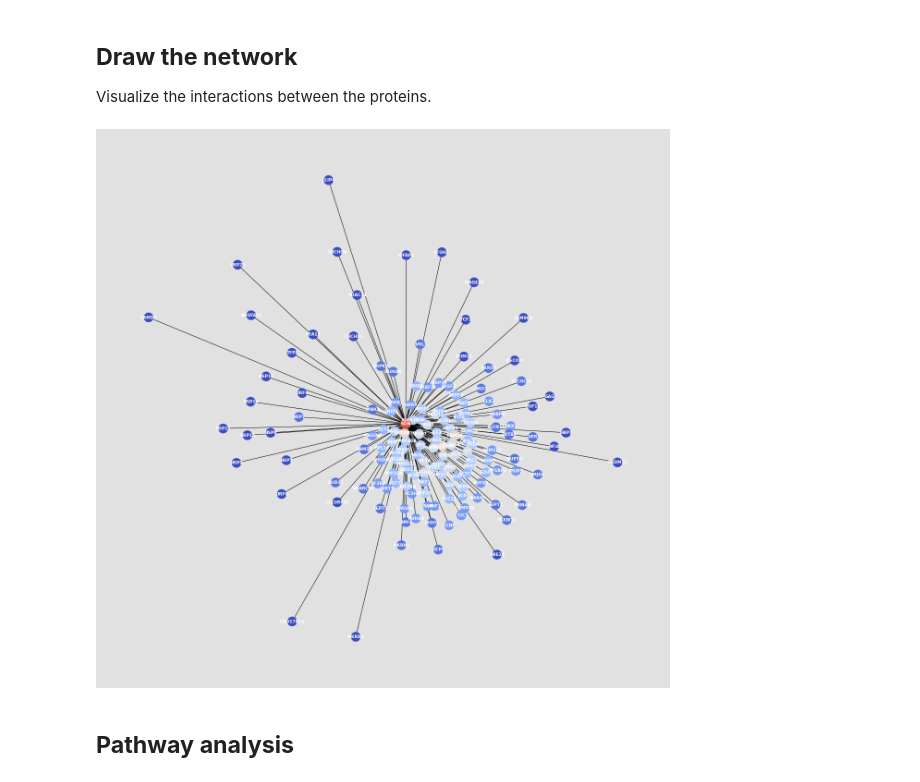
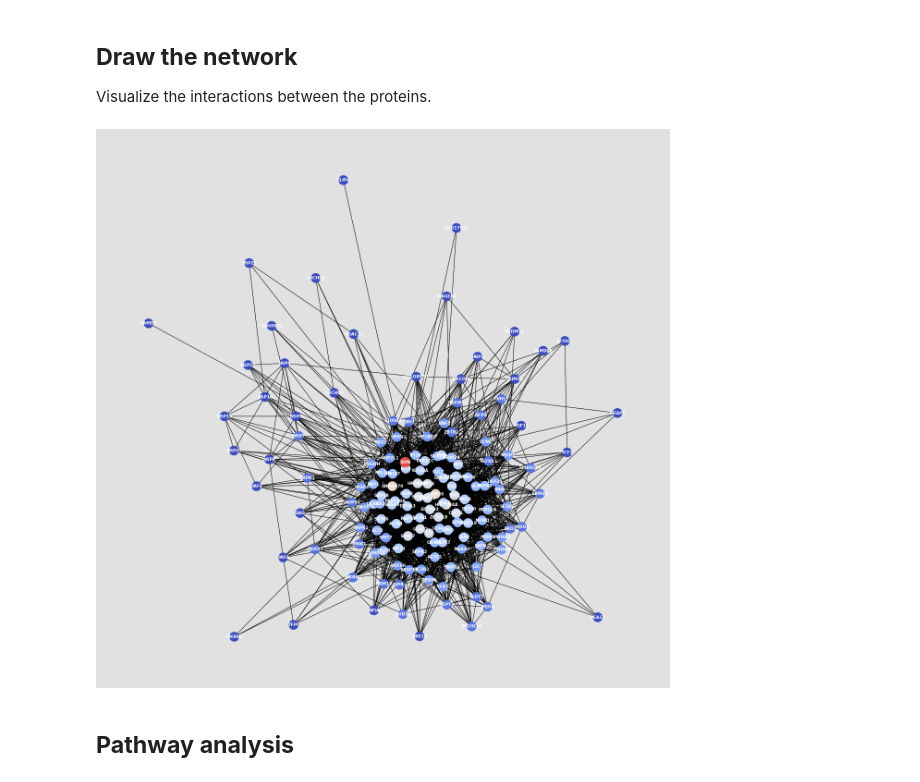
Before and after one commit to nikodallanoce/ComputationalHealthLaboratory, a Jupyter notebook: Project_CHL.ipynb, the cells around one changed output. Drawn from its saved outputs; the diff is of its cells as text; code cells hidden in the pictures.

```diff
--- a/Project_CHL.ipynb
+++ b/Project_CHL.ipynb
@@ -208,13 +205,12 @@ bc = nx.betweenness_centrality(protein_graph) # betweeness centrality
 s =  rescale([v for v in bc.values()], 400, 500)
 # %%
 pos = nx.spring_layout(protein_graph)
-pos = nx.
 plt.figure(figsize=(22, 22), facecolor=[0.7, 0.7, 0.7, 0.4])
-nx.draw_networkx(protein_graph, pos=pos, with_labels=True, node_color=c, edgelist=np.array(gene_interactions), node_size=s, font_color='white',font_weight='bold', font_size='9')
+nx.draw_networkx(protein_graph, pos=pos, with_labels=True, node_color=c, edgelist=np.array(dataset), node_size=s, font_color='white',font_weight='bold', font_size='9')
 plt.axis('off')
 plt.show()
 # %% [output]
-[figure, old version]
+[figure, new version]
 # %% [markdown]
 ## **Pathway analysis**
 # %%
```
Also changed, not shown: parts of 11 cells of this notebook.
